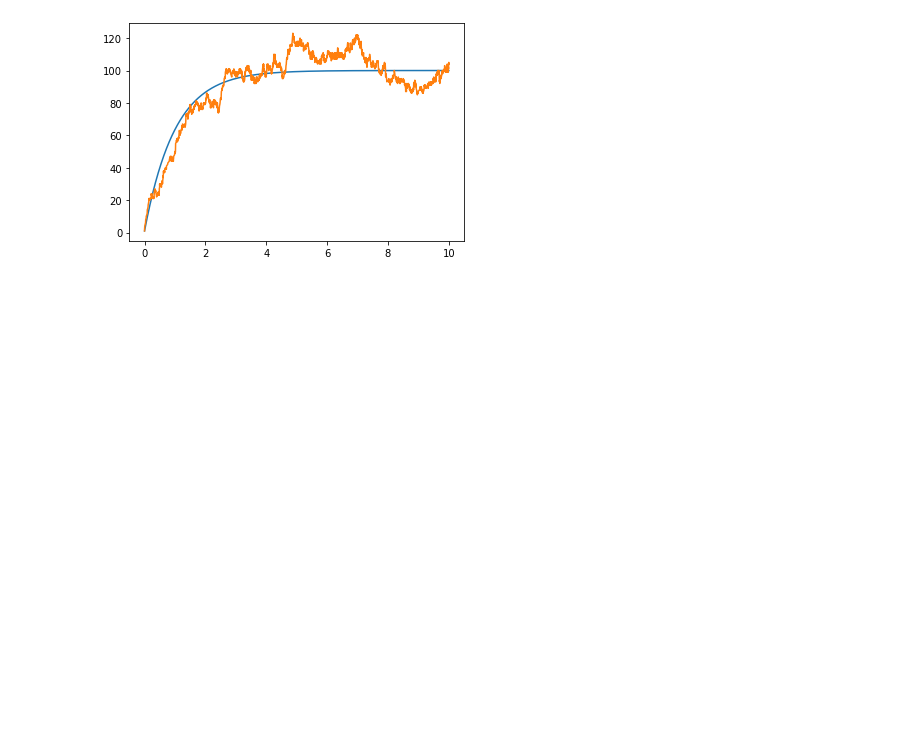
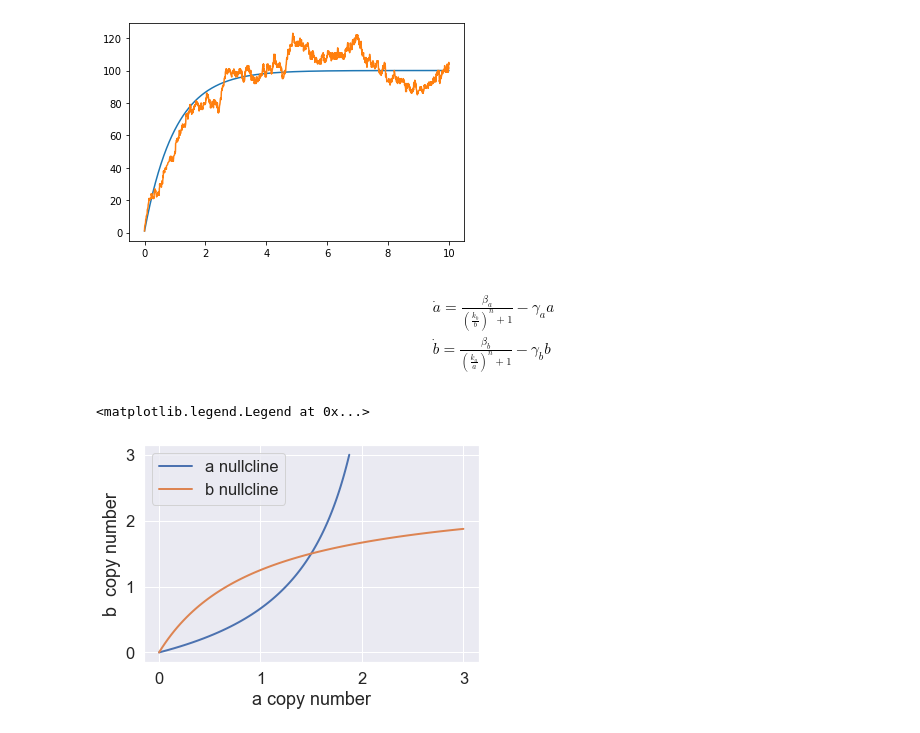
Before and after one commit to sbeeler/BIOL301_Fall2022, a Jupyter notebook: _sources/HW6_prep.ipynb, the cells around one changed output. Cells and saved outputs as stored; diff of their text form; code cells hidden in the pictures; blank space fills up the shorter version.

```diff
--- a/_sources/HW6_prep.ipynb
+++ b/_sources/HW6_prep.ipynb
@@ -14,6 +14,10 @@ import bokeh.io
 import bokeh.plotting
 
 bokeh.io.output_notebook()
+
+# for pretty plots
+import seaborn as sns
+sns.set(font_scale = 1.5, rc={"lines.linewidth":2})
 # %% [output]
 Loading BokehJS ...
 [interactive output not drawn]
@@ -210,3 +214,33 @@ while t[-1] < total_time:
     if event == "p degradation":
         p.append(p[-1]-1)
         m.append(m[-1])
+# %% [markdown]
+
+\begin{aligned}
+&\dot{a}=\frac{\beta_a}{\left(\frac{k_b}{b}\right)^n+1}-\gamma_a a \\
+&\dot{b}=\frac{\beta_b}{\left(\frac{k_a}{a}\right)^n+1}-\gamma_b b
+\end{aligned}
+# %%
+# parameters
+gamma_x = gamma_y = 4 # per min
+beta_x = beta_y = 10 # per min
+k_x = k_y = 1 # copy number
+n = 1
+
+# values of A and B to plot over
+x = np.linspace(0, 3, 100)
+y = np.linspace(0, 3, 100)
+
+# define nullclines
+null_x = beta_x / ((k_y/y)**n + 1) / gamma_x
+null_y = beta_y / ((k_x/x)**n + 1) / gamma_y
+
+# plot nullclines and label
+plt.plot(null_x, y)
+plt.plot(x, null_y)
+plt.xlabel('a copy number')
+plt.ylabel('b  copy number')
+plt.legend(['a nullcline','b nullcline'])
+# %% [output]
+<matplotlib.legend.Legend at 0x...>
+[figure, added]
```
Also changed, not shown: parts of 3 cells of this notebook, 22 other files.
